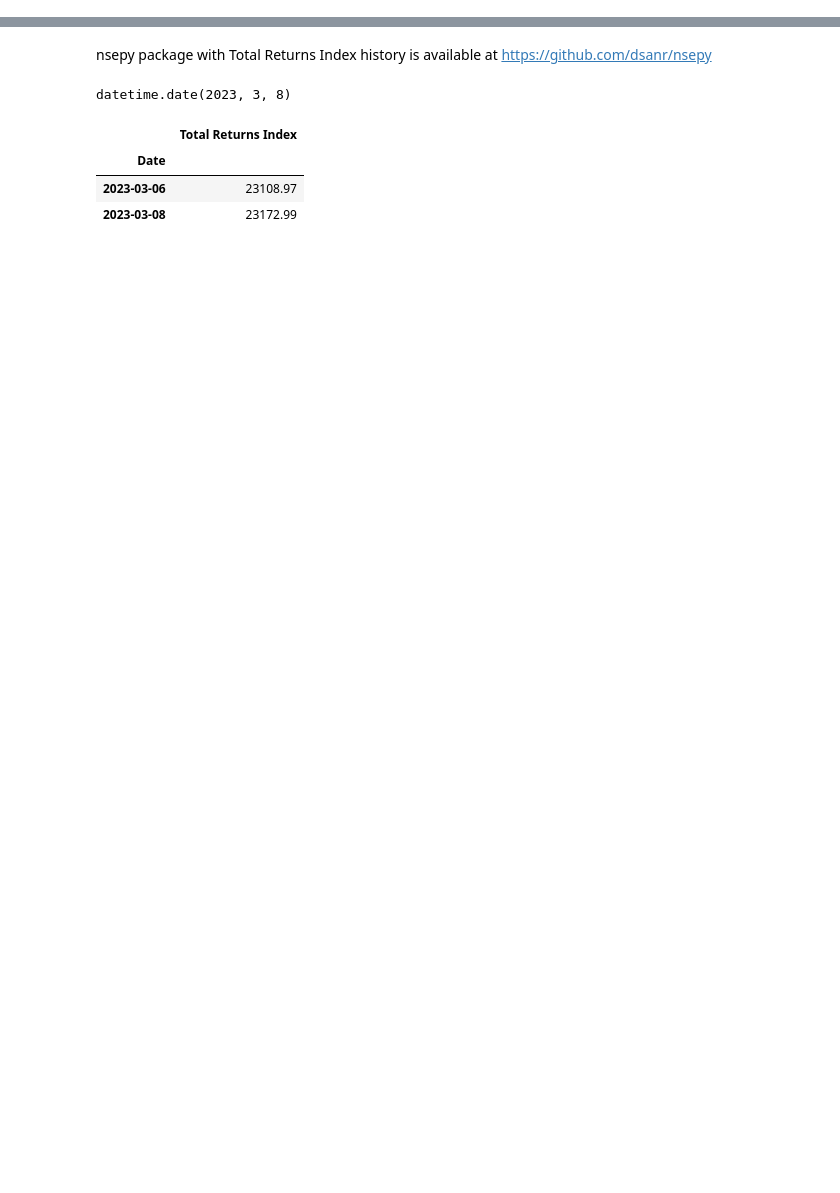
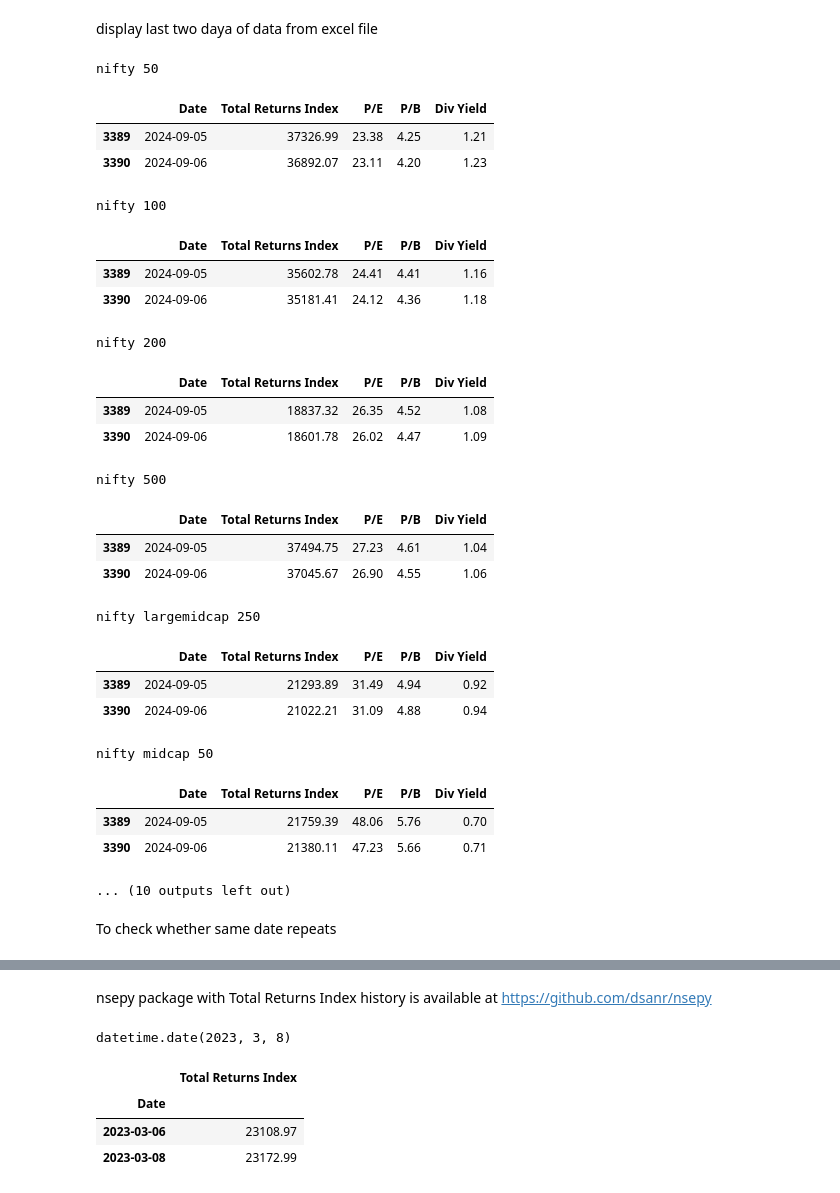
Before and after one commit to dsanr/Mutual-Funds-Analysis, a Jupyter notebook: index update.ipynb, the cells around one changed output, grey strips where cells are left out. Cells and saved outputs as stored; diff of their text form; code cells hidden in the pictures; blank space fills up the shorter version.

```diff
--- a/index update.ipynb
+++ b/index update.ipynb
@@ -9,0 +81,32 @@ import datetime as dt
+# %%
+def get_data(index):
+    '''get TRI history and PE history from nsepython as dataframe'''
+
+    #last date in the file
+    last = pd.read_excel(index+'.xlsx', index_col=0).index[-1]
+
+    # get values of the remaining dates
+    tri = nsepython.index_total_returns(index, (last.date()+dt.timedelta(days=1)).strftime("%d-%b-%Y"),
+                                        dt.date.today().strftime("%d-%b-%Y"))
+    pe = nsepython.index_pe_pb_div(index, (last.date()+dt.timedelta(days=1)).strftime("%d-%b-%Y"),
+                               dt.date.today().strftime("%d-%b-%Y"))
+    tri_pe = pd.merge(tri.iloc[:, 2:], pe.iloc[:, 2:],
+                      left_on='Date', right_on='DATE', how='inner').iloc[:, :-1]
+    tri_pe[tri_pe.columns[:1]] = tri_pe.iloc[:, :1].apply(pd.to_datetime)
+    tri_pe[tri_pe.columns[1:]] = tri_pe.iloc[:, 1:].apply(pd.to_numeric)
+    tri_pe.sort_values(by='Date', ascending=True, inplace=True)
+    return tri_pe
+# %%
+def save_data(index):
+    '''save the index data to existing excel files'''
+
+    tri_pe = get_data(index)
+
+    wb = load_workbook(index+'.xlsx')
+    ws = wb.active
+
+    for row in tri_pe.itertuples(index=False):
+        ws.append([row.Date, row.TotalReturnsIndex, row.pe, row.pb, row.divYield])
+    wb.save(index+'.xlsx')
+
+    print('saved for '+index)
@@ -9,0 +118,34 @@ import datetime as dt
+# %% [markdown]
+display last two daya of data from excel file
+# %%
+for i in indexes:
+    print(i)
+    display(pd.read_excel(i+'.xlsx').tail(2))
+# %% [output]
+nifty 50
+|  | Date | Total Returns Index | P/E | P/B | Div Yield |
+| 3389 | 2024-09-05 | 37326.99 | 23.38 | 4.25 | 1.21 |
+| 3390 | 2024-09-06 | 36892.07 | 23.11 | 4.20 | 1.23 |
+nifty 100
+|  | Date | Total Returns Index | P/E | P/B | Div Yield |
+| 3389 | 2024-09-05 | 35602.78 | 24.41 | 4.41 | 1.16 |
+| 3390 | 2024-09-06 | 35181.41 | 24.12 | 4.36 | 1.18 |
+nifty 200
+|  | Date | Total Returns Index | P/E | P/B | Div Yield |
+| 3389 | 2024-09-05 | 18837.32 | 26.35 | 4.52 | 1.08 |
+| 3390 | 2024-09-06 | 18601.78 | 26.02 | 4.47 | 1.09 |
+nifty 500
+|  | Date | Total Returns Index | P/E | P/B | Div Yield |
+| 3389 | 2024-09-05 | 37494.75 | 27.23 | 4.61 | 1.04 |
+| 3390 | 2024-09-06 | 37045.67 | 26.90 | 4.55 | 1.06 |
+nifty largemidcap 250
+|  | Date | Total Returns Index | P/E | P/B | Div Yield |
+| 3389 | 2024-09-05 | 21293.89 | 31.49 | 4.94 | 0.92 |
+| 3390 | 2024-09-06 | 21022.21 | 31.09 | 4.88 | 0.94 |
+nifty midcap 50
+|  | Date | Total Returns Index | P/E | P/B | Div Yield |
+| 3389 | 2024-09-05 | 21759.39 | 48.06 | 5.76 | 0.70 |
+| 3390 | 2024-09-06 | 21380.11 | 47.23 | 5.66 | 0.71 |
+... (10 outputs left out)
+# %% [markdown]
+To check whether same date repeats
```
Also changed, not shown: parts of 33 cells of this notebook.
